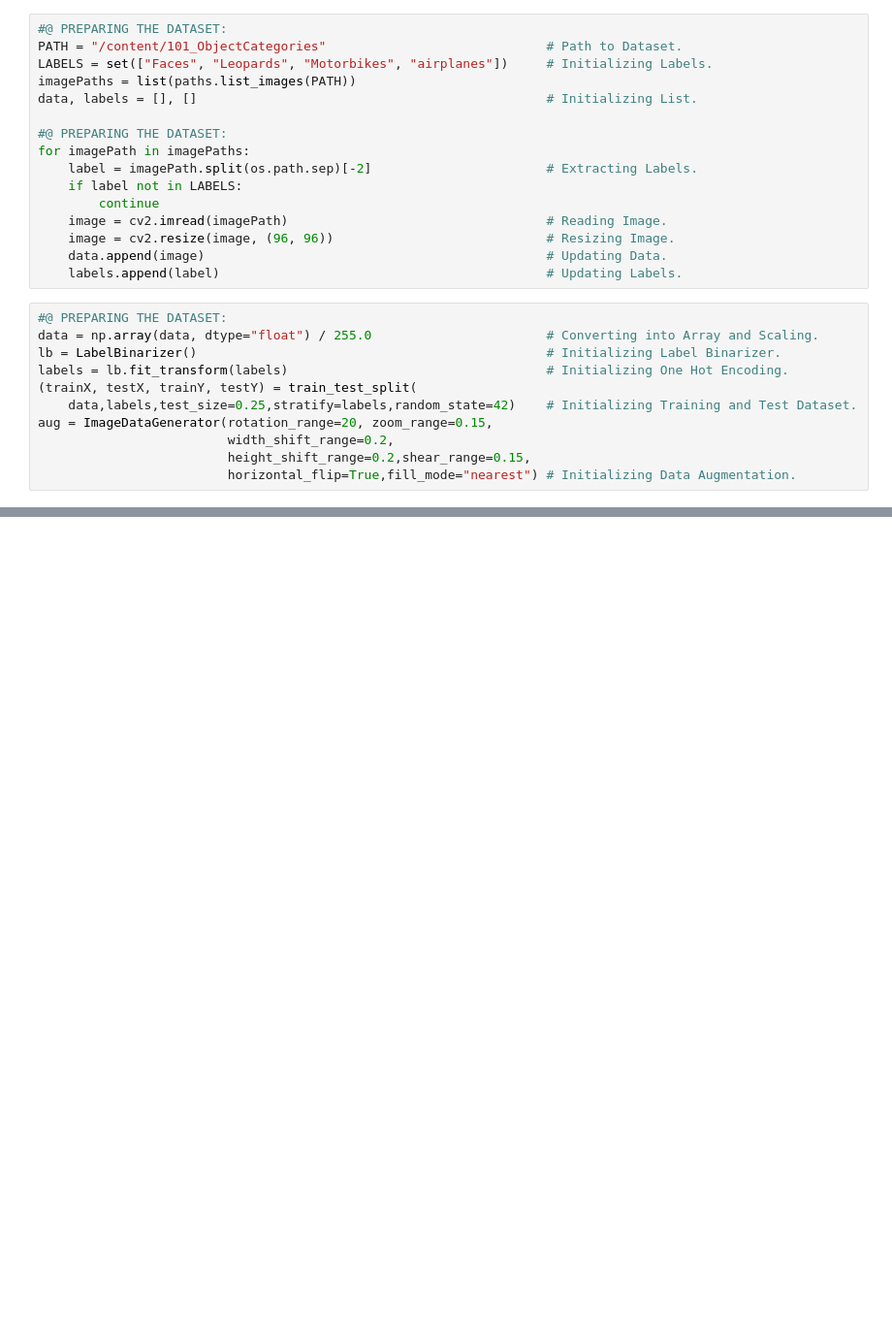
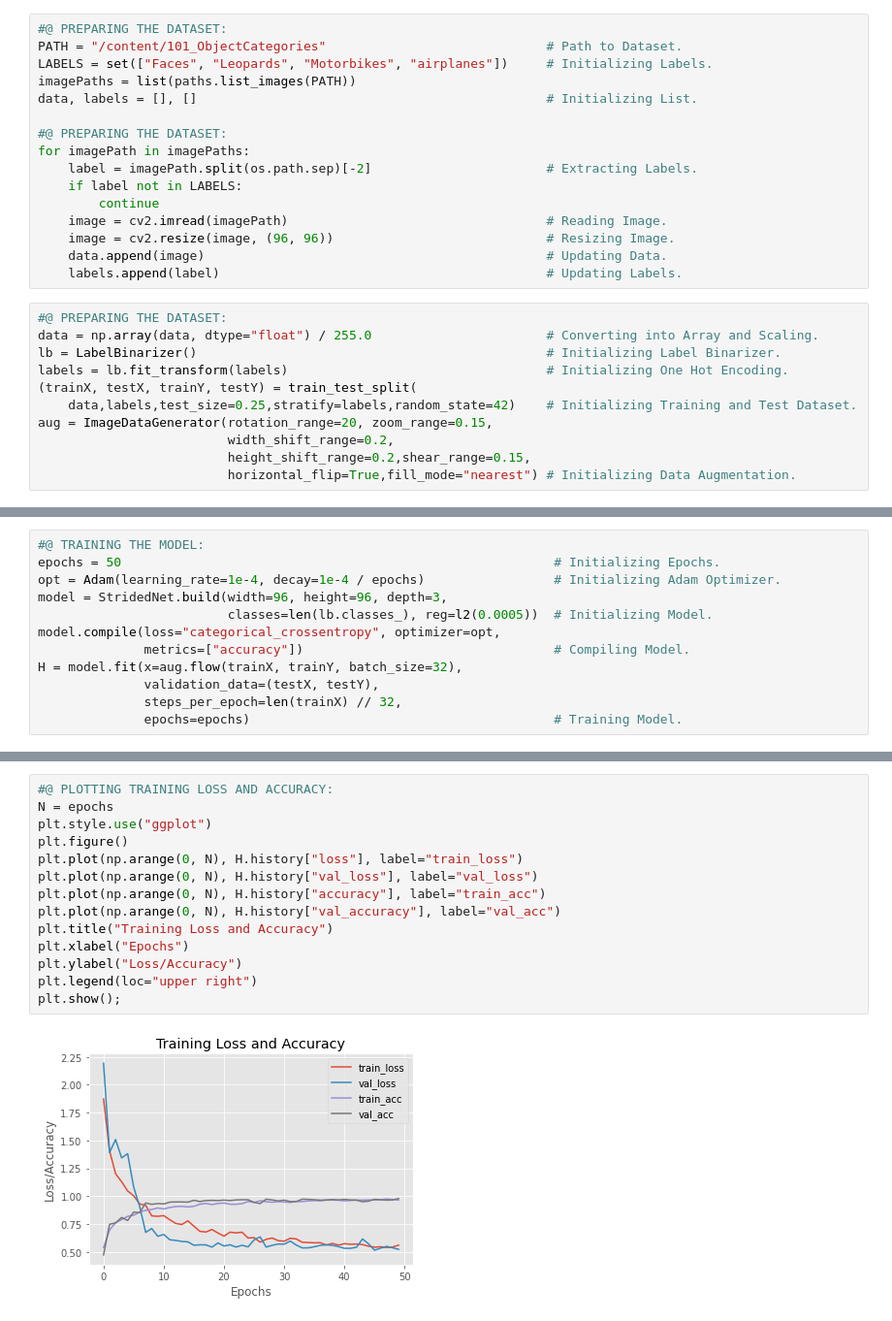
Before and after one commit to ThinamXx/ComputerVision, a Jupyter notebook: 02. ConvolutionalNeuralNetworks/Convolutional Layers.ipynb, the cells around one changed output, grey strips where cells are left out. Shown at 97% size. Cells and saved outputs as stored; diff of their text form; blank space fills up the shorter version.

```diff
--- a/02. ConvolutionalNeuralNetworks/Convolutional Layers.ipynb
+++ b/02. ConvolutionalNeuralNetworks/Convolutional Layers.ipynb
@@ -132,0 +135,12 @@ aug = ImageDataGenerator(rotation_range=20, zoom_range=0.15,
+# %%
+#@ TRAINING THE MODEL:
+epochs = 50                                                         # Initializing Epochs.
+opt = Adam(learning_rate=1e-4, decay=1e-4 / epochs)                 # Initializing Adam Optimizer.
+model = StridedNet.build(width=96, height=96, depth=3,
+                         classes=len(lb.classes_), reg=l2(0.0005))  # Initializing Model.
+model.compile(loss="categorical_crossentropy", optimizer=opt,
+              metrics=["accuracy"])                                 # Compiling Model.
+H = model.fit(x=aug.flow(trainX, trainY, batch_size=32),
+              validation_data=(testX, testY),
+              steps_per_epoch=len(trainX) // 32,
+              epochs=epochs)                                        # Training Model.
@@ -132,0 +184,16 @@ aug = ImageDataGenerator(rotation_range=20, zoom_range=0.15,
+# %%
+#@ PLOTTING TRAINING LOSS AND ACCURACY:
+N = epochs
+plt.style.use("ggplot")
+plt.figure()
+plt.plot(np.arange(0, N), H.history["loss"], label="train_loss")
+plt.plot(np.arange(0, N), H.history["val_loss"], label="val_loss")
+plt.plot(np.arange(0, N), H.history["accuracy"], label="train_acc")
+plt.plot(np.arange(0, N), H.history["val_accuracy"], label="val_acc")
+plt.title("Training Loss and Accuracy")
+plt.xlabel("Epochs")
+plt.ylabel("Loss/Accuracy")
+plt.legend(loc="upper right")
+plt.show();
+# %% [output]
+[figure, added]
```
Also changed, not shown: parts of 4 cells of this notebook.
